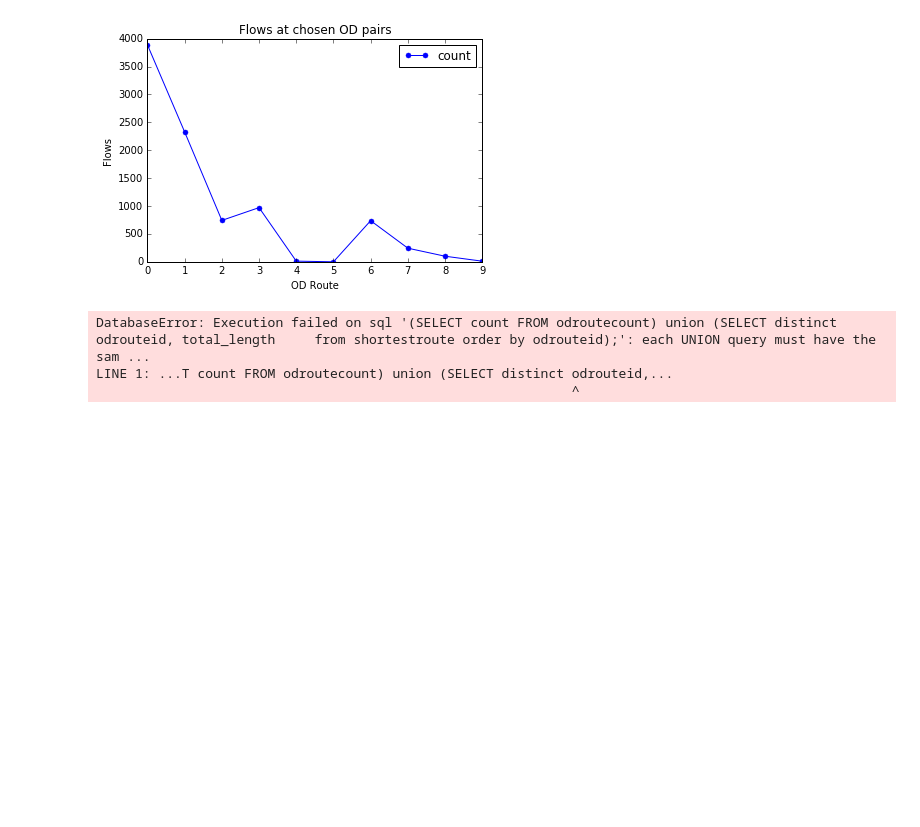
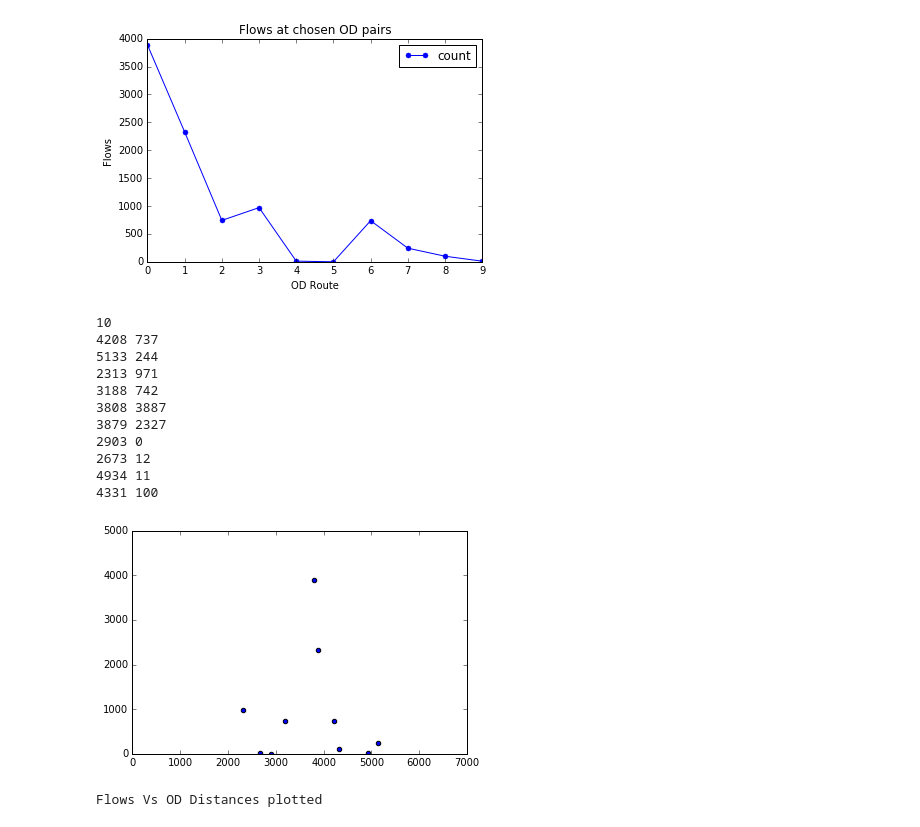
Before and after one commit to sreesomadas/MMFT-Class-Project-2017-2018, a Jupyter notebook: Sree/ODRoutewithDetClean ver 5.ipynb, the cells around one changed output. Cells and saved outputs as stored; diff of their text form; code cells hidden in the pictures; blank space fills up the shorter version.

Commit message:
Calculations and Plots
Detection filtered with exceptions
except Task 2

```diff
--- a/Sree/ODRoutewithDetClean ver 5.ipynb
+++ b/Sree/ODRoutewithDetClean ver 5.ipynb
@@ -697,33 +728,51 @@ Flows Vs OD plotted
 # %%
 #plot of Flows vs od distances
 %matplotlib inline
 import matplotlib.pyplot as plt
 def plotFlowsvsODdist(con,cur):
-    sql = "(SELECT count FROM odroutecount) union (SELECT distinct odrouteid, total_length \
-    from shortestroute order by odrouteid);"
-    df = pd.read_sql_query(sql,con)
-    print (df)
+    sql_count = "SELECT odrouteid, count FROM odroutecount order by odrouteid;"
+    sql_id = "SELECT odrouteid, total_length \
+    from shortestroute order by odrouteid;"
+    df = pd.read_sql_query(sql_count,con)
+    df_new = pd.read_sql_query(sql_id,con)
+
+    #print (df)
+    #print(df_new)
     #sql = "SELECT distinct odrouteid, total_length from shortestroute order by odrouteid;"
     #df_new = pd.read_sql_query(sql,con)
-    print (df_new)
+    #print (df_new)
     fig = plt.figure()
-    for frame in [df_new, df]:
-        plt.plot(frame['total_length'], frame['count'])
-    plt.xlim(0,18000)
-    plt.ylim(0,10000)
+    print(df.shape[0])
+    #print(df)
+    for i in range(0,df.shape[0]):
+        print(df_new.iloc[i]['total_length'],df.iloc[i]['count'])
+        plt.scatter(df_new.iloc[i]['total_length'],df.iloc[i]['count'])
+        #plt.plot(x=df_new.iloc[i]['total_length'],y=df.iloc[i]['count'])
+    plt.xlim(0,7000)
+    plt.ylim(0,5000)
     plt.show()
 
-    #ax = subplots()
-    #df.plot(ax=ax, marker =".", markersize =10, title = "Flows at chosen OD pairs")
+    #fig, ax = subplots()
+    #mx.plot(ax=ax, marker =".", markersize =10, title = "Flows at chosen OD pairs")
     #ax.legend(["count"])
-    fig.set_xlabel("OD Route Distance")
-    fig.set_ylabel("Flows")
+    #fig.set_xlabel("OD Route Distance")
+    #fig.set_ylabel("Flows")
 
 plotFlowsvsODdist(con,cur)
 print ("Flows Vs OD Distances plotted")
 # %% [output]
-DatabaseError: Execution failed on sql '(SELECT count FROM odroutecount) union (SELECT distinct odrouteid, total_length     from shortestroute order by odrouteid);': each UNION query must have the sam ...
-LINE 1: ...T count FROM odroutecount) union (SELECT distinct odrouteid,...
-                                                             ^
+10
+4208 737
+5133 244
+2313 971
+3188 742
+3808 3887
+3879 2327
+2903 0
+2673 12
+4934 11
+4331 100
+[figure, added]
+Flows Vs OD Distances plotted
 # %%
 #Vehicles on other paths
```
Also changed, not shown: parts of 4 cells of this notebook, 1 other file.
